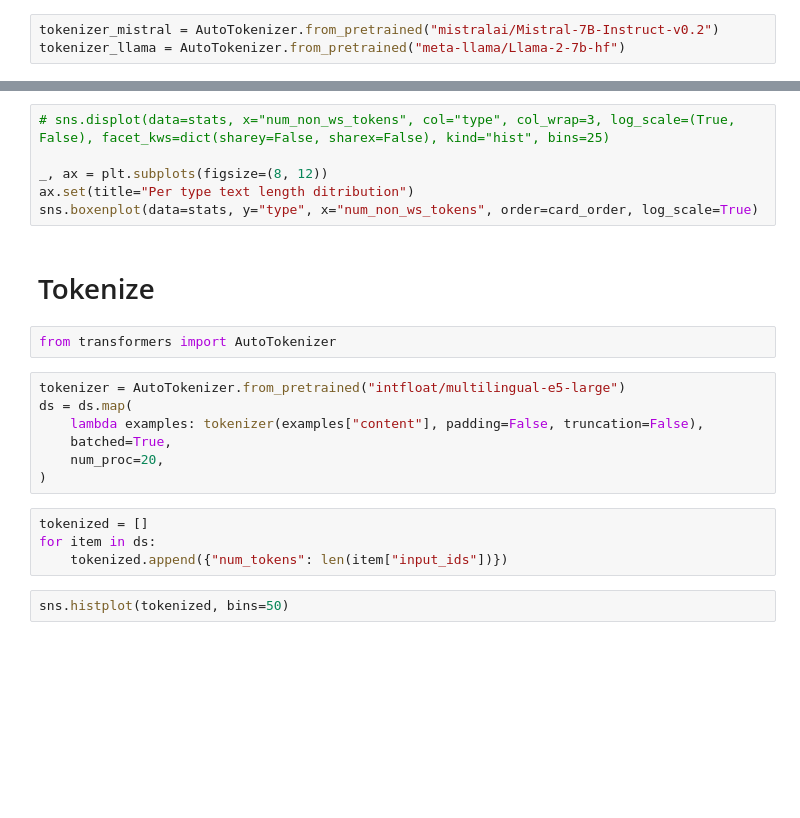
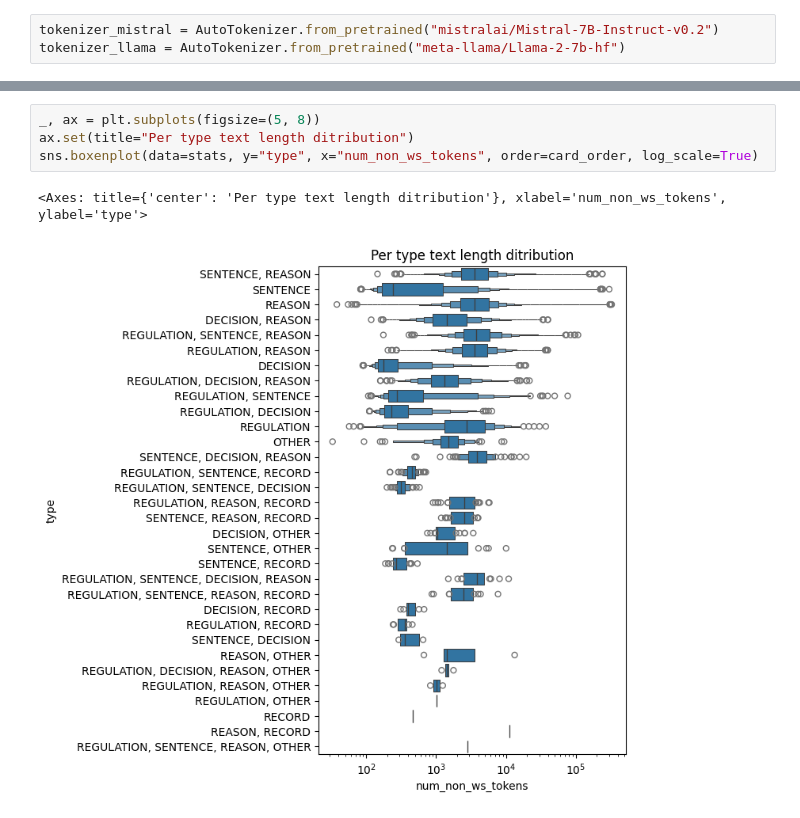
Before and after one commit to pwr-ai/JuDDGES, a Jupyter notebook: notebooks/2_analyse_text.ipynb, the cells around one changed output, grey strips where cells are left out. Cells and saved outputs as stored; diff of their text form; blank space fills up the shorter version.

```diff
--- a/notebooks/2_analyse_text.ipynb
+++ b/notebooks/2_analyse_text.ipynb
@@ -60,23 +116,7 @@ data = stats["type"].value_counts().plot.barh(logx=True, title="Types cardinalit
 # %%
-# sns.displot(data=stats, x="num_non_ws_tokens", col="type", col_wrap=3, log_scale=(True, False), facet_kws=dict(sharey=False, sharex=False), kind="hist", bins=25)
-
-_, ax = plt.subplots(figsize=(8, 12))
+_, ax = plt.subplots(figsize=(5, 8))
 ax.set(title="Per type text length ditribution")
 sns.boxenplot(data=stats, y="type", x="num_non_ws_tokens", order=card_order, log_scale=True)
+# %% [output]
+<Axes: title={'center': 'Per type text length ditribution'}, xlabel='num_non_ws_tokens', ylabel='type'>
+[figure, added]
-# %% [markdown]
-# Tokenize
-# %%
-from transformers import AutoTokenizer
-# %%
-tokenizer = AutoTokenizer.from_pretrained("intfloat/multilingual-e5-large")
-ds = ds.map(
-    lambda examples: tokenizer(examples["content"], padding=False, truncation=False),
-    batched=True,
-    num_proc=20,
-)
-# %%
-tokenized = []
-for item in ds:
-    tokenized.append({"num_tokens": len(item["input_ids"])})
-# %%
-sns.histplot(tokenized, bins=50)
```
Also changed, not shown: parts of 17 cells of this notebook.
